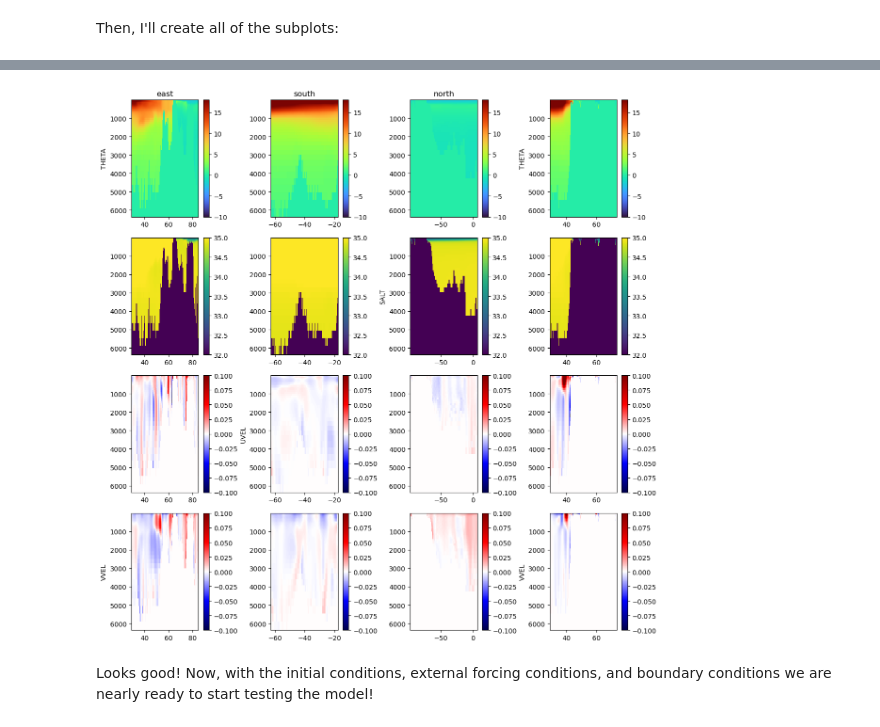
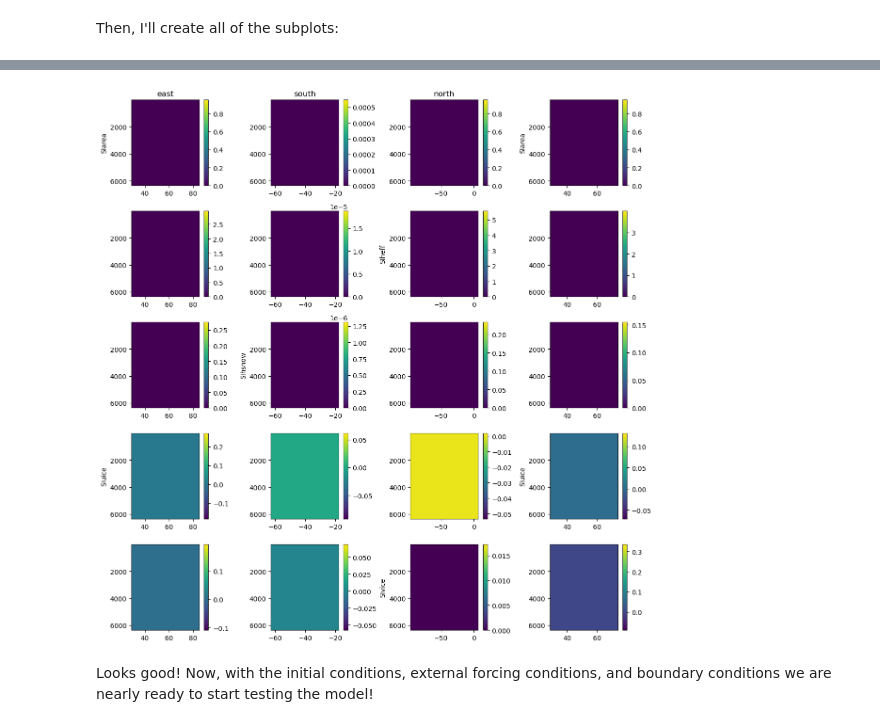
Before and after one commit to EddieNguyen2012/IcebergModeling, a Jupyter notebook: Notebooks/Creating the Model Boundaries.ipynb, the cells around one changed output, grey strips where cells are left out. Cells and saved outputs as stored; diff of their text form; code cells hidden in the pictures.

```diff
--- a/Notebooks/Creating the Model Boundaries.ipynb
+++ b/Notebooks/Creating the Model Boundaries.ipynb
@@ -192,10 +192,17 @@ years = range(1992,1997,1) # Repeat by replace this with 2017 after finishing in
 # # once tested with the above dict, run and comment with this one
 file_prefix_dict = {}
 for year in years:
-    file_prefix_dict[year] = {'THETA':'THETA_'+str(year)+'.nc',
-                        'SALT':'SALT_'+str(year)+'.nc',
-                        'UVEL':'UVELMASS_'+str(year)+'.nc',
-                        'VVEL':'VVELMASS_'+str(year)+'.nc'}
+    file_prefix_dict[year] = {
+        # 'THETA':'THETA_'+str(year)+'.nc',
+        # 'SALT':'SALT_'+str(year)+'.nc',
+        # 'UVEL':'UVELMASS_'+str(year)+'.nc',
+        # 'VVEL':'VVELMASS_'+str(year)+'.nc',
+        'SIarea':'SIarea_'+str(year)+'.nc',
+        'SIheff':'SIheff_'+str(year)+'.nc',
+        'SIhsnow':'SIhsnow_'+str(year)+'.nc',
+        'SIuice':'SIuice_'+str(year)+'.nc',
+        'SIvice':'SIvice_'+str(year)+'.nc',
+    }
 variable_names = list(file_prefix_dict[1992].keys())
 # %% [markdown]
 Now, read the fields from the same tiles:
@@ -373,2 +393,5 @@ meta_dict = {'THETA':[-10, 18, 'turbo', 'm'],
 # %% [markdown]
 Then, I'll create all of the subplots:
+# %%
+boundary_grid = np.fromfile(os.path.join(input_dir,'obcs','SIarea'+'_'+'east'+'_1992'),'>f4')
+plt.pcolormesh(XC, YC, boundary_grid )
@@ -387,37 +413,38 @@ for i in range(len(variable_names)):
         if boundary in ['west', 'east']:
             boundary_grid = boundary_grid.reshape((timesteps, np.shape(delR)[0],np.shape(XC)[0]))
             boundary_grid = boundary_grid[0, :, :] # choose just the first timestep for plotting
             if boundary=='west':
                 x = YC[:,1]
             if boundary=='east':
                 x = YC[:,-1]
         else:
             boundary_grid = boundary_grid.reshape((timesteps, np.shape(delR)[0],np.shape(XC)[1]))
             boundary_grid = boundary_grid[0, :, :] # choose just the first timestep for plotting
             if boundary=='north':
                 x = XC[-1,:]
             if boundary=='south':
                 x = XC[1,:]
 
         plot_counter += 1
         plt.subplot(len(variable_names),len(boundary_list),plot_counter)
         C = plt.pcolormesh(x, Z, boundary_grid,
-                           vmin=meta_dict[variable_names[i]][0],
-                           vmax=meta_dict[variable_names[i]][1],
-                           cmap=meta_dict[variable_names[i]][2])
+                           # vmin=meta_dict[variable_names[i]][0],
+                           # vmax=meta_dict[variable_names[i]][1],
+                           # cmap=meta_dict[variable_names[i]][2]
+                           )
         plt.colorbar(C,fraction=0.26)
         plt.gca().invert_yaxis()
 
         if plot_counter%3==1:
             plt.ylabel(variable_name)
         if plot_counter<4:
             plt.title(boundary)
 
 plt.tight_layout()
 
 plt.show()
 # %% [output]
-[figure, old version]
+[figure, new version]
 # %% [markdown]
 Looks good! Now, with the initial conditions, external forcing conditions, and boundary conditions we are nearly ready to start testing the model!
 # %% [markdown]
```
Also changed, not shown: parts of 6 cells of this notebook, 2 other files.
